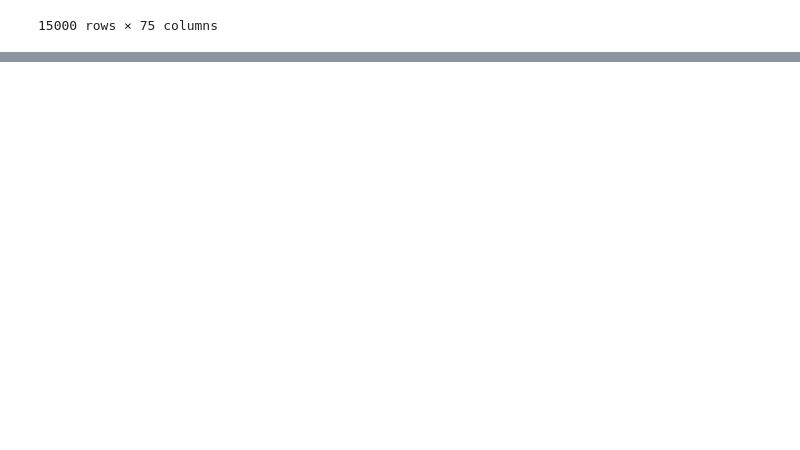
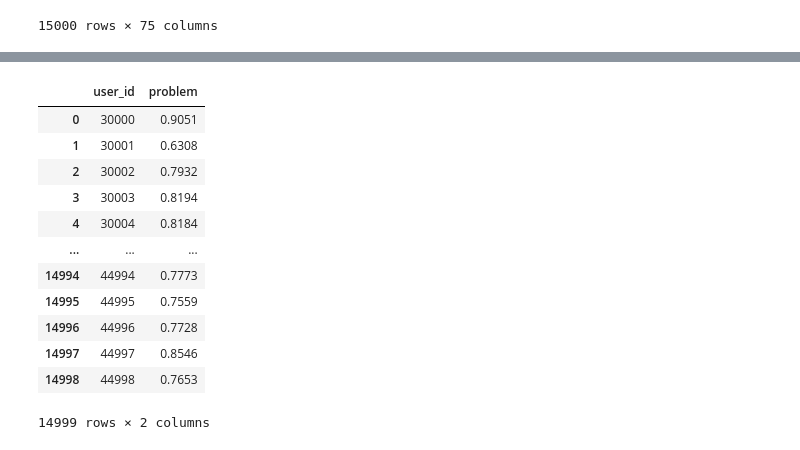
Before and after one commit to LEEHM97/machine-learning-exercises, a Jupyter notebook: 10.DAYCON대회_사용자불편예지/models/model_corr_case1.ipynb, the cells around one changed output, grey strips where cells are left out. Cells and saved outputs as stored; diff of their text form; code cells hidden in the pictures; blank space fills up the shorter version.

```diff
--- a/10.DAYCON대회_사용자불편예지/models/model_corr_case1.ipynb
+++ b/10.DAYCON대회_사용자불편예지/models/model_corr_case1.ipynb
@@ -270,0 +281,6 @@ pred_holdout = predict_model(blended)
+# %%
+# pycaret의 predict_model을 사용하기 위해 test의 모든 컬럼을 정수로 변경
+t_columns = list(np.arange(0,63))
+test.columns = t_columns
+# %%
+predictions = predict_model(final_model, data=test, raw_score=True)
@@ -270,0 +300,4 @@ pred_holdout = predict_model(blended)
+# %%
+# 예측 결과값의 평균으로 넣어준다.
+predictions = pd.concat([predictions[:13262], new_row, predictions[13262:]], ignore_index=True)
+predictions.iloc[13262, :]
@@ -270,0 +317,17 @@ pred_holdout = predict_model(blended)
+# %%
+submission['problem'] = predictions['Score_1.0']
+submission
+# %% [output]
+|  | user_id | problem |
+| 0 | 30000 | 0.9051 |
+| 1 | 30001 | 0.6308 |
+| 2 | 30002 | 0.7932 |
+| 3 | 30003 | 0.8194 |
+| 4 | 30004 | 0.8184 |
+| ... | ... | ... |
+| 14994 | 44994 | 0.7773 |
+| 14995 | 44995 | 0.7559 |
+| 14996 | 44996 | 0.7728 |
+| 14997 | 44997 | 0.8546 |
+| 14998 | 44998 | 0.7653 |
+14999 rows × 2 columns
```
Also changed, not shown: parts of 15 cells of this notebook.
